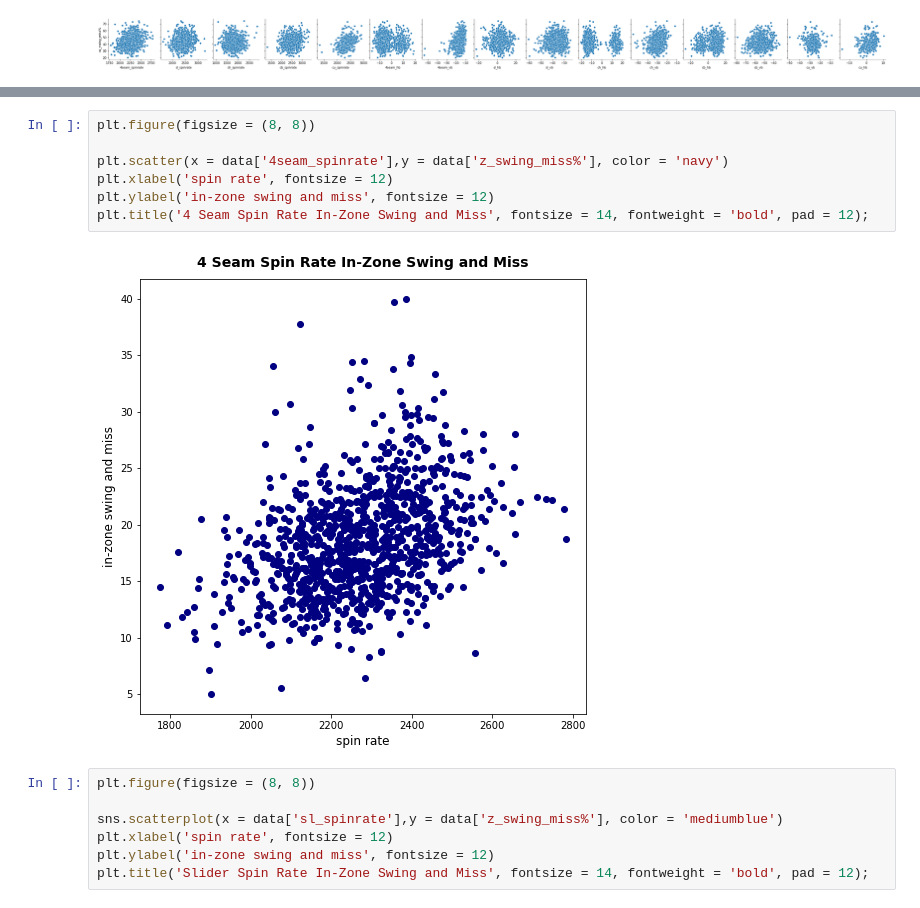
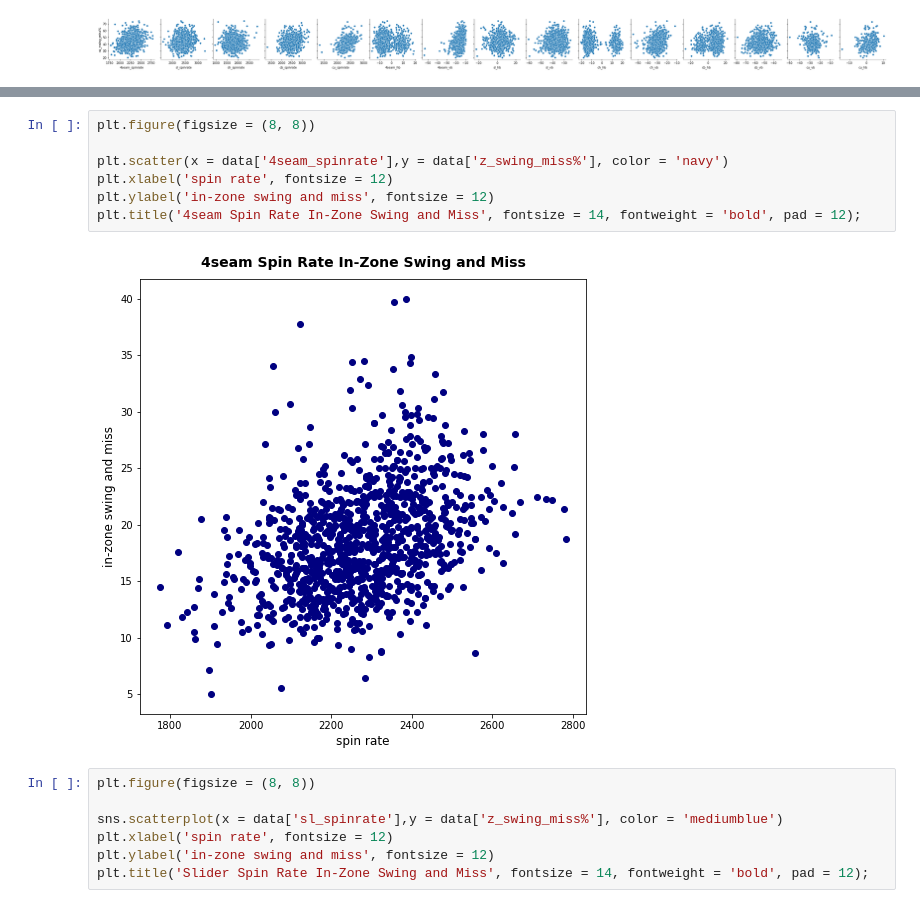
Before and after one commit to anthonyzurke/sabermetrics, a Jupyter notebook: code/pitch-cleaning-eda.ipynb, the cells around one changed output, grey strips where cells are left out. Drawn from its saved outputs; the diff is of its cells as text.

```diff
--- a/code/pitch-cleaning-eda.ipynb
+++ b/code/pitch-cleaning-eda.ipynb
@@ -447,12 +519,12 @@ ax[4][1].legend();
 # %%
 plt.figure(figsize = (8, 8))
 
 plt.scatter(x = data['4seam_spinrate'],y = data['z_swing_miss%'], color = 'navy')
 plt.xlabel('spin rate', fontsize = 12)
 plt.ylabel('in-zone swing and miss', fontsize = 12)
-plt.title('4 Seam Spin Rate In-Zone Swing and Miss', fontsize = 14, fontweight = 'bold', pad = 12);
+plt.title('4seam Spin Rate In-Zone Swing and Miss', fontsize = 14, fontweight = 'bold', pad = 12);
 # %% [output]
-[figure, old version]
+[figure, new version]
 # %%
 plt.figure(figsize = (8, 8))
 
```
Also changed, not shown: parts of 24 cells of this notebook, 23 other files.
